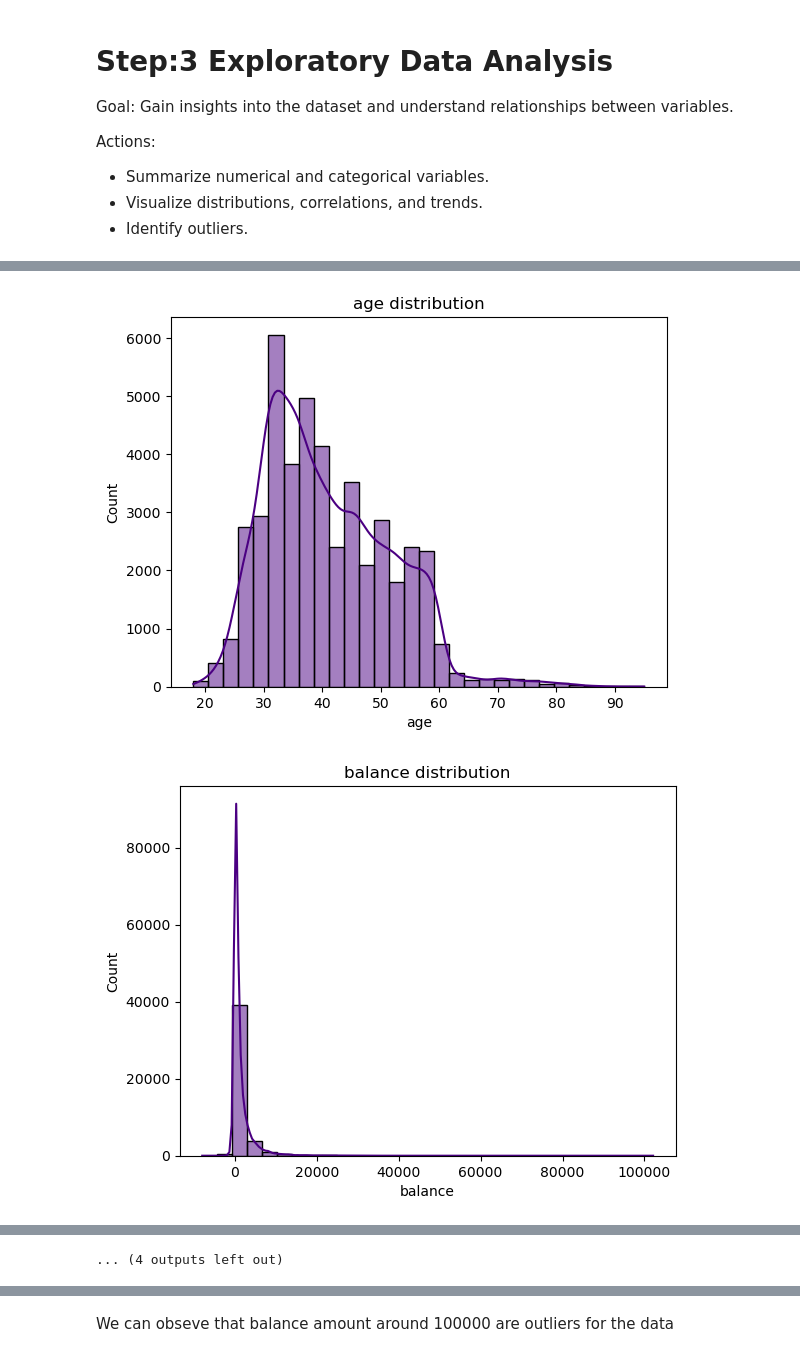
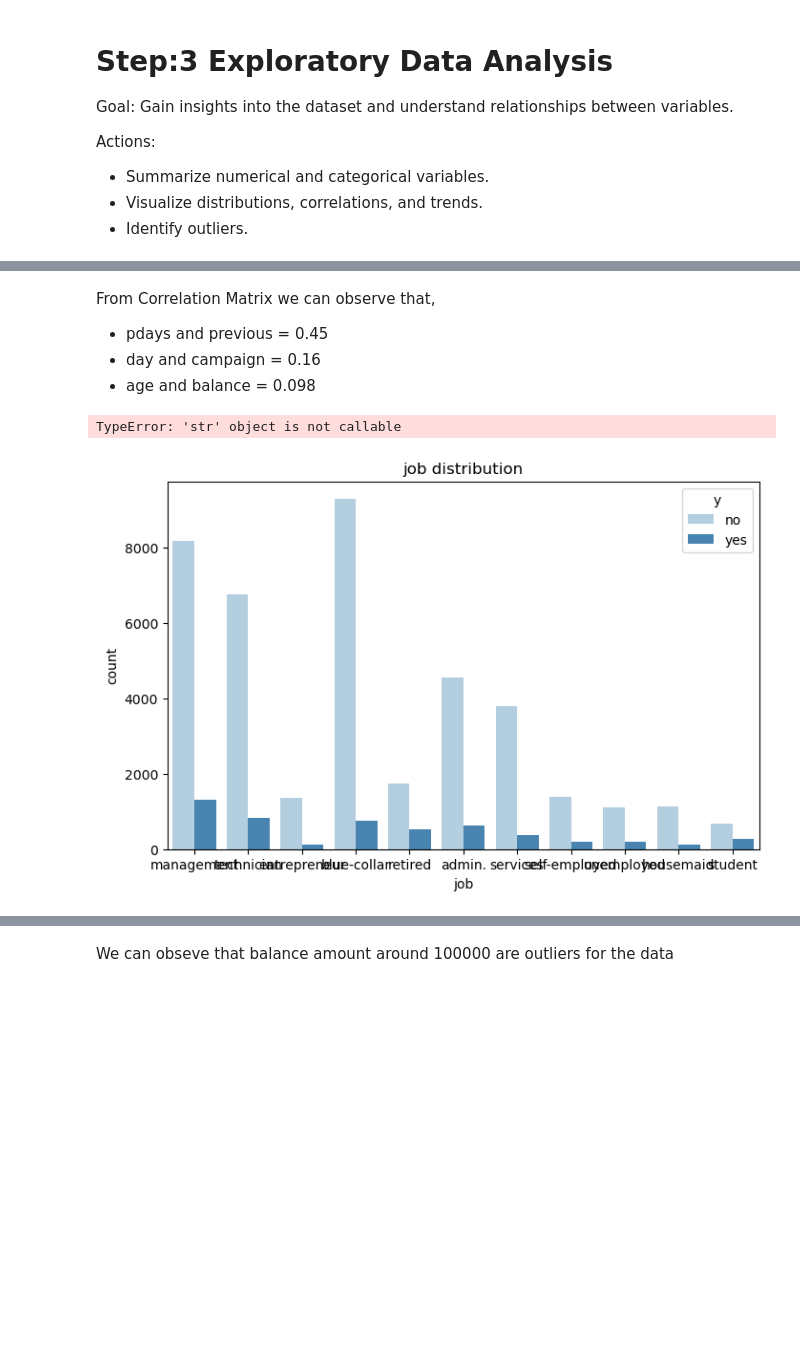
Before and after one commit to amirfarimani/DSI_Team_Project_Bank_Marketing, a Jupyter notebook: experiments/data_processing.ipynb, the cells around one changed output, grey strips where cells are left out. Cells and saved outputs as stored; diff of their text form; code cells hidden in the pictures; blank space fills up the shorter version.

```diff
--- a/experiments/data_processing.ipynb
+++ b/experiments/data_processing.ipynb
@@ -402,28 +410,31 @@ plt.show()
+# %% [markdown]
+ From Correlation Matrix we can observe that,
+ - pdays and previous = 0.45
+ - day and campaign = 0.16
+ - age and balance = 0.098
 # %%
 # Visualize distributions (e.g., histograms or boxplots)
 # import seaborn as sns
 # import matplotlib.pyplot as plt
 
-# Histogram for numerical values
-for col in numerical_columns:
-    sns.histplot(df_cleaned[col],kde=True, bins=30, color='indigo')
-    plt.title(f"{col} distribution")
-    plt.xlabel=(col)
-    plt.ylabel = ('Frequency')
-    plt.show()
+# # Histogram for numerical values
+# for col in numerical_columns:
+#     sns.histplot(df_cleaned[col],kde=True, bins=30, color='indigo')
+#     plt.title(f"{col} distribution")
+#     plt.xlabel(col)
+#     plt.ylabel("Frequency")
+#     plt.show()
+
 
 # Histogram for categorical values
 for col in categorical_columns:
-    sns.histplot(df_cleaned[col],kde=True, bins=30, color='indigo')
+    plt.figure(figsize=(8, 5))  # Set size for better visualization
+    sns.countplot(data=df_cleaned, x=col,hue='y', palette='Blues')
     plt.title(f"{col} distribution")
-    plt.xlabel=(col)
-    plt.ylabel = ('Frequency')
+    plt.xlabel(col)
+    plt.ylabel("count")
+    plt.xticks(rotation=45)  # Rotate x-axis labels for better readability
     plt.show()
-
-# # Example: Visualize balance distribution
-# sns.histplot(df_cleaned['balance'], kde=True)
-# plt.title("Balance Distribution")
-# plt.show()
 # %% [output]
+TypeError: 'str' object is not callable
-[figure, old version]
+[figure, new version]
-[figure, removed]
@@ -440 +440,0 @@ for col in categorical_columns:
-... (4 outputs left out)
```
Also changed, not shown: parts of 52 cells of this notebook.
